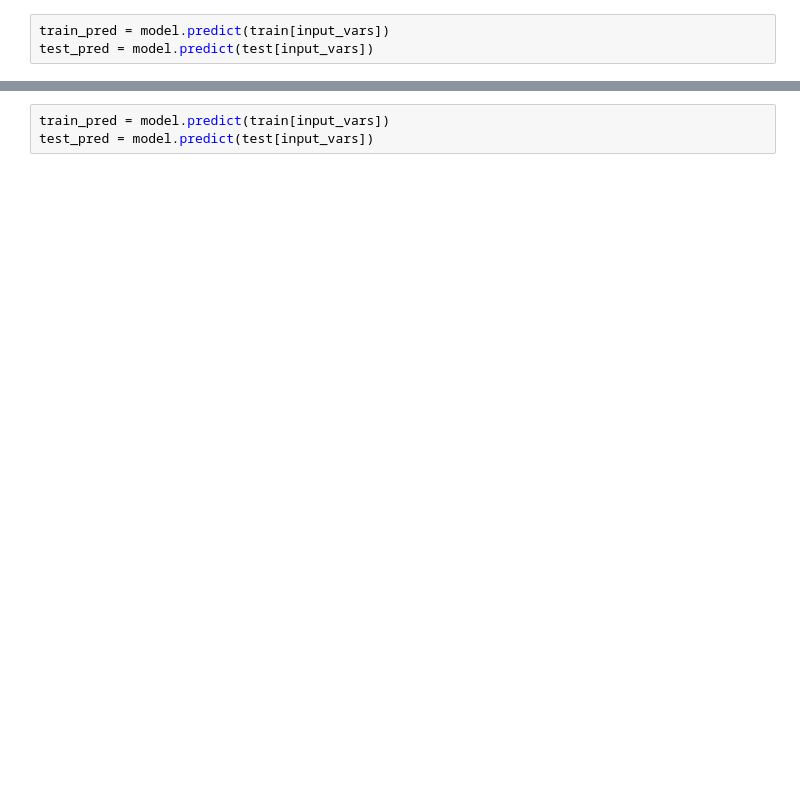
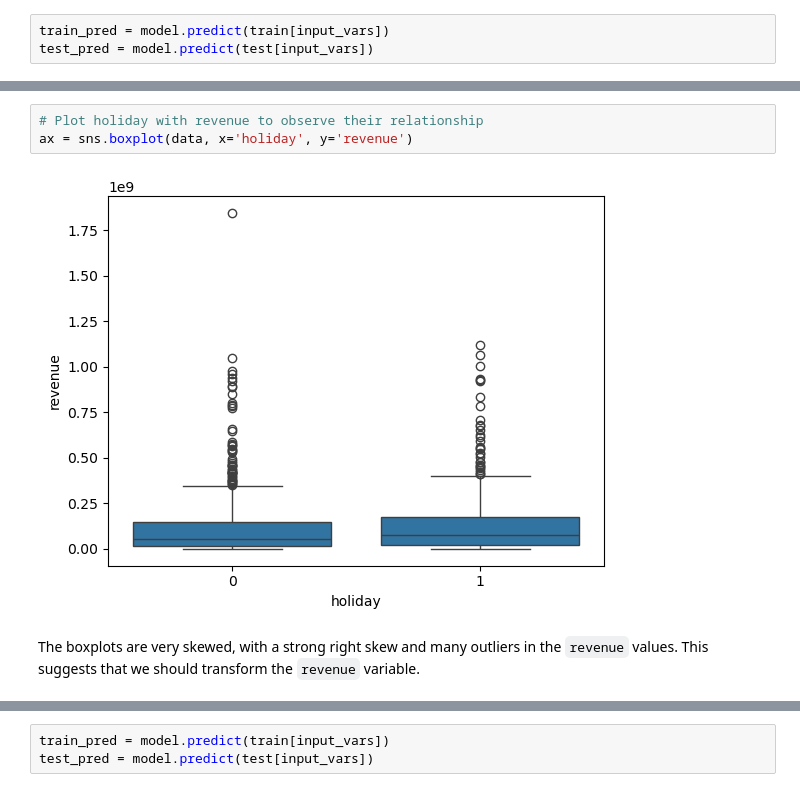
Before and after one commit to ay283/info2950_project, a Jupyter notebook: Report.ipynb, the cells around one changed output, grey strips where cells are left out. Cells and saved outputs as stored; diff of their text form; blank space fills up the shorter version.

```diff
--- a/Report.ipynb
+++ b/Report.ipynb
@@ -277 +279,8 @@ The residual plot is very clustered and not random, so we will transform some of
+# %%
+# Plot holiday with revenue to observe their relationship
+ax = sns.boxplot(data, x='holiday', y='revenue')
+# %% [output]
+[figure, added]
+# %% [markdown]
+The boxplots are very skewed, with a strong right skew and many outliers in the `revenue` values. This suggests that we should transform the `revenue` variable.
 # %%
```
Also changed, not shown: parts of 26 cells of this notebook, 2 other files.
